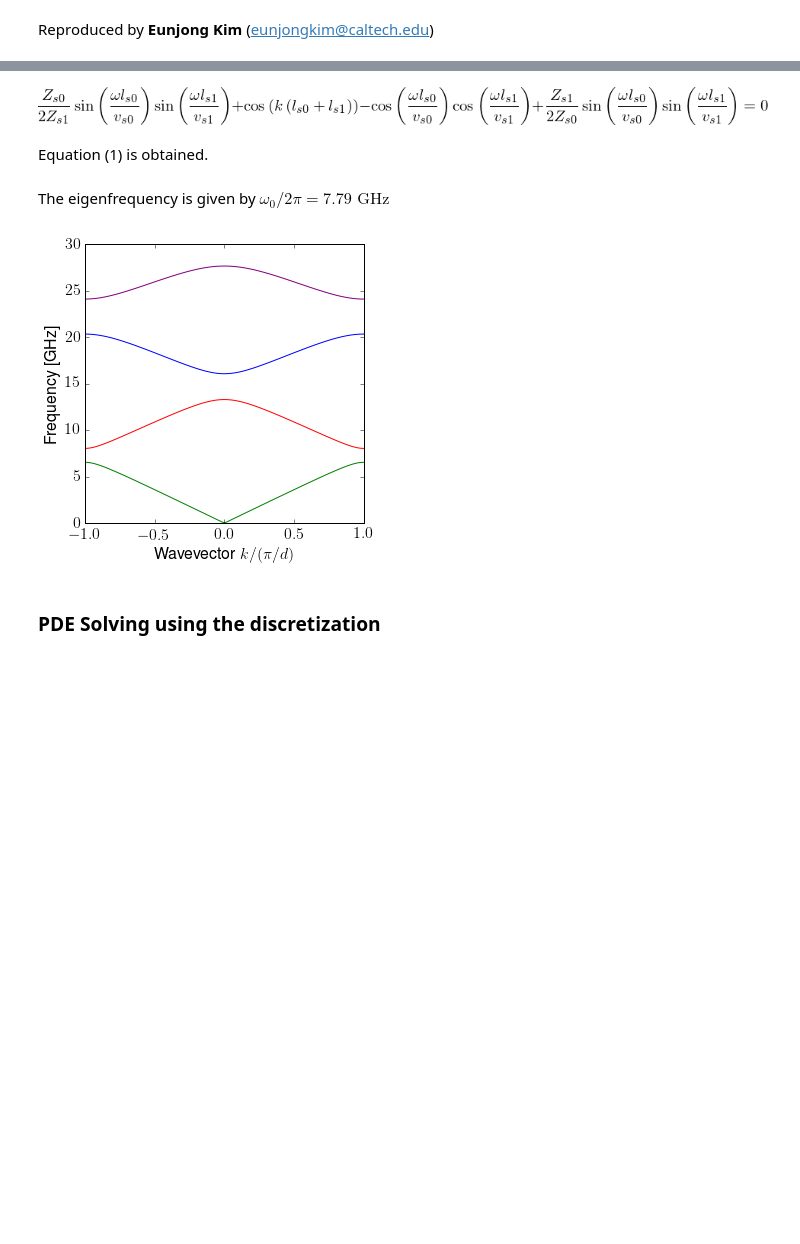
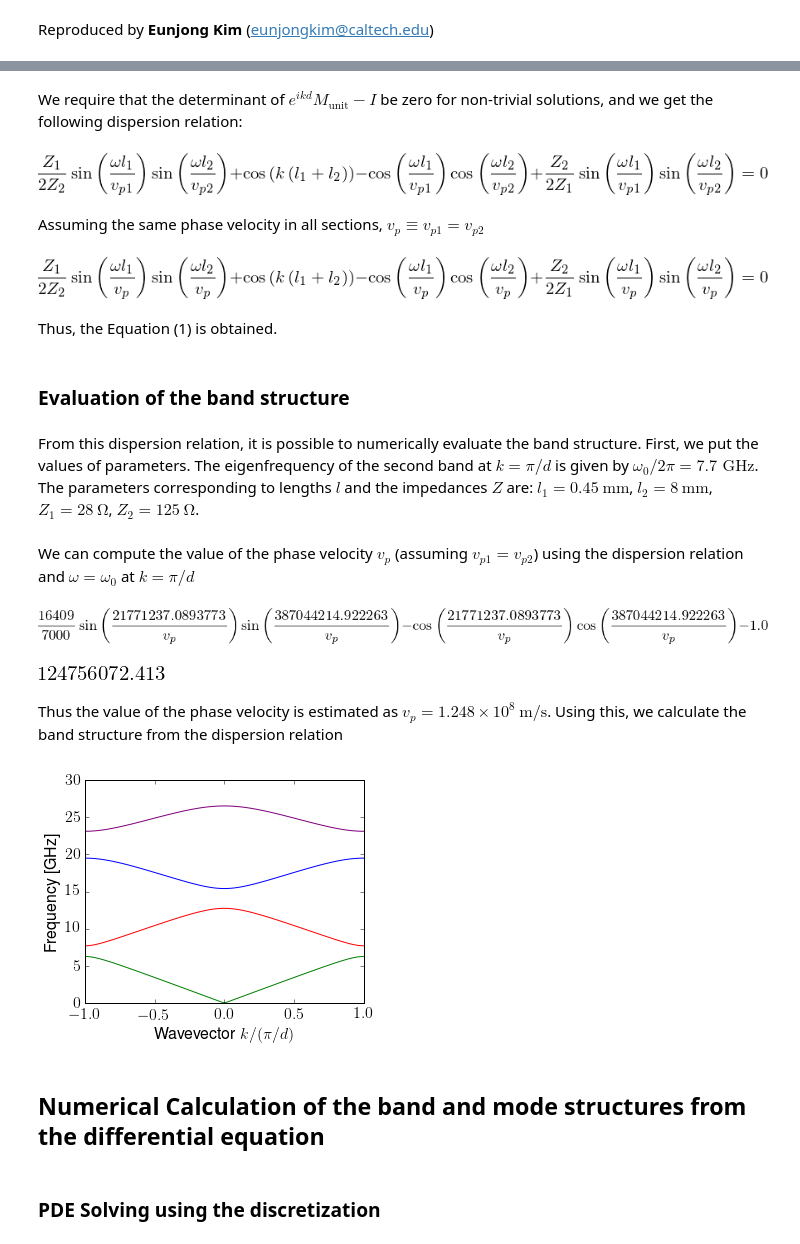
Before and after one commit to eunjongkim/reproduced-papers, a Jupyter notebook: Reproduce-Nat-Phys-advance-online-publication.ipynb, the cells around one changed output, grey strips where cells are left out. Drawn from its saved outputs; the diff is of its cells as text; code cells hidden in the pictures; blank space fills up the shorter version.

```diff
--- a/Reproduce-Nat-Phys-advance-online-publication.ipynb
+++ b/Reproduce-Nat-Phys-advance-online-publication.ipynb
@@ -53,7 +81,17 @@ M
+# %% [markdown]
+We require that the determinant of $ e^{ikd} M_\textrm{unit} - I$ be zero for non-trivial solutions, and we get the following dispersion relation:
 # %%
-Expr = sp.simplify(sp.det(M * sp.exp(sp.I*k*d) - sp.eye(2))/(2 * sp.exp(sp.I*k*d))).subs(d, sum(l))
+Expr = sp.simplify(sp.det(M_unit * sp.exp(sp.I*k*d) - sp.eye(2))/(2 * sp.exp(sp.I*k*d))).subs(d, sum(l))
 sp.Eq(Expr, 0)
 # %% [output]
-[figure, old version]
+[figure, new version]
+# %% [markdown]
+Assuming the same phase velocity in all sections, $v_{p} \equiv v_{p1} = v_{p2}$
+# %%
+v_p = sp.Symbol('v_p')
+Expr = Expr.subs({v[0]: v_p, v[1]: v_p})
+sp.Eq(Expr, 0)
+# %% [output]
+[figure, added]
 # %% [markdown]
-Equation (1) is obtained.
+Thus, the Equation (1) is obtained.
@@ -72,2 +97,0 @@ from scipy.integrate import quad
-# %% [markdown]
-The eigenfrequency is given by $\omega_0 /2\pi= 7.79\textrm{ GHz}$
@@ -84,0 +98,5 @@ expr = Expr.subs({l[0]: l0, l[1]: l1,
+# %% [markdown]
+### Evaluation of the band structure
+# %% [markdown]
+From this dispersion relation, it is possible to numerically evaluate the band structure. First, we put the values of parameters.
+The eigenfrequency of the second band at $k=\pi/d$ is given by $\omega_0 /2\pi= 7.7\textrm{ GHz}$. The parameters corresponding to lengths $l$ and the impedances $Z$ are: $l_1 = 0.45\mathrm{\ mm}$, $l_2 = 8\mathrm{\ mm}$, $Z_1 = 28\mathrm{\ \Omega}$, $Z_2 = 125\mathrm{\ \Omega}$.
@@ -85,15 +115,34 @@ expr = Expr.subs({l[0]: l0, l[1]: l1,
+# %% [markdown]
+We can compute the value of the phase velocity $v_p$ (assuming $v_{p1} = v_{p2}$) using the dispersion relation and $\omega = \omega_0$ at $k = \pi/d$
+# %%
+Expr_ = Expr.subs(dict_items)
+expr_ = Expr_.subs({omega: omega0, k: np.pi/d}); expr_
+# %% [output]
+[figure, added]
+# %%
+func = sp.lambdify(v_p, expr_, "numpy")
+v_p_value = fsolve(func, omega0/(np.pi/d))[0]; v_p_value
+# %% [output]
+[figure, added]
+# %% [markdown]
+Thus the value of the phase velocity is estimated as $v_p = 1.248 \times 10^{8} \mathrm{\ m/s}$. Using this, we calculate the band structure from the dispersion relation
 # %%
+expr = Expr_.subs(v_p, v_p_value)
 func = sp.lambdify((omega, k), expr, "numpy")
 # %%
+# Number of k-points to evaluate
 N_kPts = 100
+# Number of bands to evaluate
 N_band = 4
 
-d = 0.45e-3 + 8e-3
 kPts = np.linspace(- np.pi / d, np.pi / d, N_kPts)
 # %%
 freq = np.zeros((N_band, N_kPts))
 
 for n in range(N_band):
     for idx, k_ in enumerate(kPts):
-        # search for eigenfrequency between n\omega_0 and (n+1)\omega_0
-        freq[n, idx] = brentq(func, n * omega0, (n+1) * omega0, args=(k_)) / (2 * np.pi)
+        # search for eigenfrequency between
+        # n v_p k_0 and (n+1) v_0 k_0 (k_0 = \pi / d)
+        freq[n, idx] = brentq(func, n * (v_p_value * np.pi / d),
+                              (n + 1) * (v_p_value * np.pi / d),
+                              args=(k_)) / (2 * np.pi)
@@ -106,13 +149,15 @@ rcParams.update({"text.usetex": True, "font.size": 16})
 # %%
-fig, ax = plt.subplots(1, 1, figsize=(5, 5))
+fig, ax = plt.subplots(1, 1, figsize=(5, 4))
 fig_colors = ['green','red','blue', 'purple']
 for n in range(N_band):
     ax.plot(kPts / (np.pi / d), freq[n, :] / 1e9, color=fig_colors[n])
 
 ax.set_xlabel(r'Wavevector $k/(\pi/d)$');
 ax.set_ylabel('Frequency [GHz]');
 # %% [output]
-[figure, old version]
+[figure, new version]
+# %% [markdown]
+## Numerical Calculation of the band and mode structures from the differential equation
 # %% [markdown]
 ### PDE Solving using the discretization
 # %% [markdown]
```
Also changed, not shown: parts of 27 cells of this notebook.
